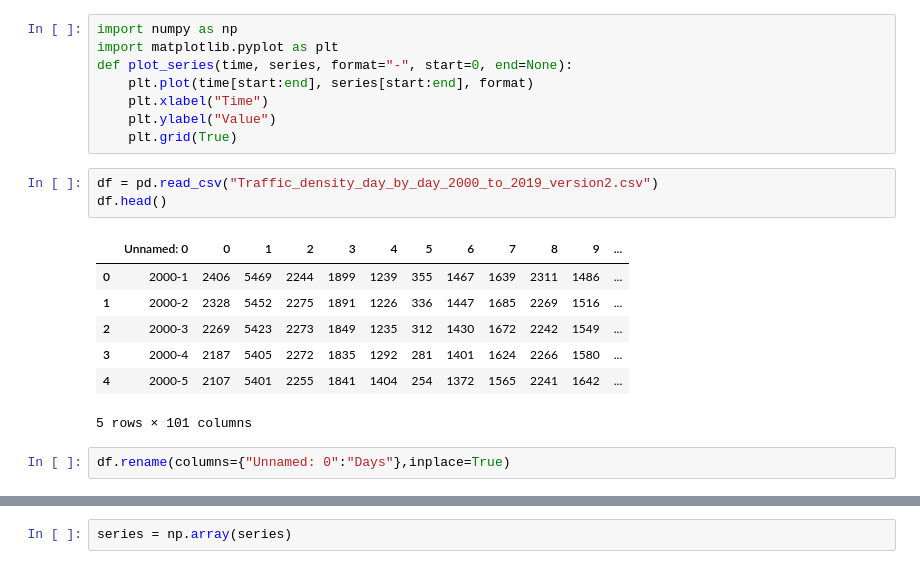
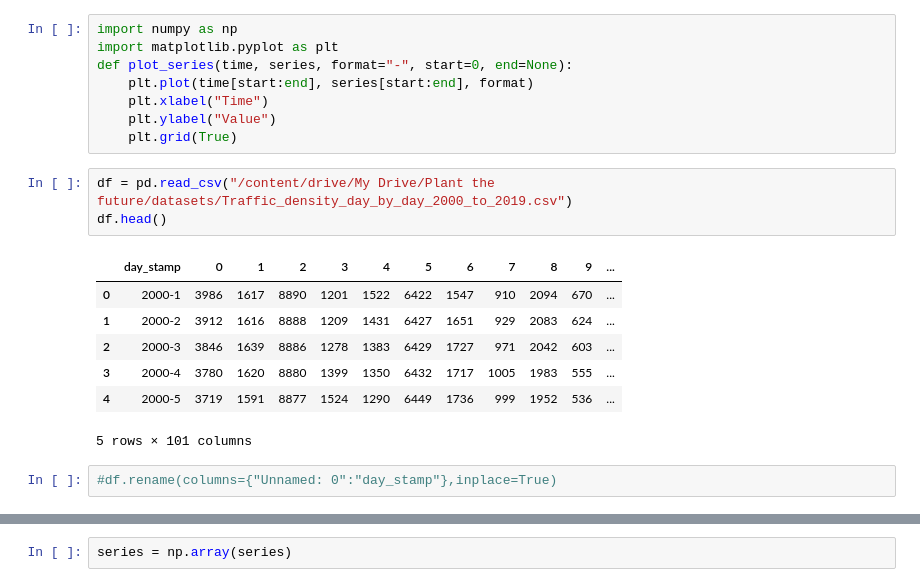
Before and after one commit to KSaiPremika/Plant-the-future, a Jupyter notebook: Normal_Regression_Model_with_40_MAE.ipynb, the cells around one changed output, grey strips where cells are left out. Drawn from its saved outputs; the diff is of its cells as text.

```diff
--- a/Normal_Regression_Model_with_40_MAE.ipynb
+++ b/Normal_Regression_Model_with_40_MAE.ipynb
@@ -36,18 +27,18 @@ def plot_series(time, series, format="-", start=0, end=None):
     plt.ylabel("Value")
     plt.grid(True)
 # %%
-df = pd.read_csv("Traffic_density_day_by_day_2000_to_2019_version2.csv")
+df = pd.read_csv("/content/drive/My Drive/Plant the future/datasets/Traffic_density_day_by_day_2000_to_2019.csv")
 df.head()
 # %% [output]
-|  | Unnamed: 0 | 0 | 1 | 2 | 3 | 4 | 5 | 6 | 7 | 8 | 9 | ... |
-| 0 | 2000-1 | 2406 | 5469 | 2244 | 1899 | 1239 | 355 | 1467 | 1639 | 2311 | 1486 | ... |
-| 1 | 2000-2 | 2328 | 5452 | 2275 | 1891 | 1226 | 336 | 1447 | 1685 | 2269 | 1516 | ... |
-| 2 | 2000-3 | 2269 | 5423 | 2273 | 1849 | 1235 | 312 | 1430 | 1672 | 2242 | 1549 | ... |
-| 3 | 2000-4 | 2187 | 5405 | 2272 | 1835 | 1292 | 281 | 1401 | 1624 | 2266 | 1580 | ... |
-| 4 | 2000-5 | 2107 | 5401 | 2255 | 1841 | 1404 | 254 | 1372 | 1565 | 2241 | 1642 | ... |
+|  | day_stamp | 0 | 1 | 2 | 3 | 4 | 5 | 6 | 7 | 8 | 9 | ... |
+| 0 | 2000-1 | 3986 | 1617 | 8890 | 1201 | 1522 | 6422 | 1547 | 910 | 2094 | 670 | ... |
+| 1 | 2000-2 | 3912 | 1616 | 8888 | 1209 | 1431 | 6427 | 1651 | 929 | 2083 | 624 | ... |
+| 2 | 2000-3 | 3846 | 1639 | 8886 | 1278 | 1383 | 6429 | 1727 | 971 | 2042 | 603 | ... |
+| 3 | 2000-4 | 3780 | 1620 | 8880 | 1399 | 1350 | 6432 | 1717 | 1005 | 1983 | 555 | ... |
+| 4 | 2000-5 | 3719 | 1591 | 8877 | 1524 | 1290 | 6449 | 1736 | 999 | 1952 | 536 | ... |
 5 rows × 101 columns
 # %%
-df.rename(columns={"Unnamed: 0":"Days"},inplace=True)
+#df.rename(columns={"Unnamed: 0":"day_stamp"},inplace=True)
 # %%
 df.head()
 # %% [output]
```
Also changed, not shown: parts of 22 cells of this notebook.
